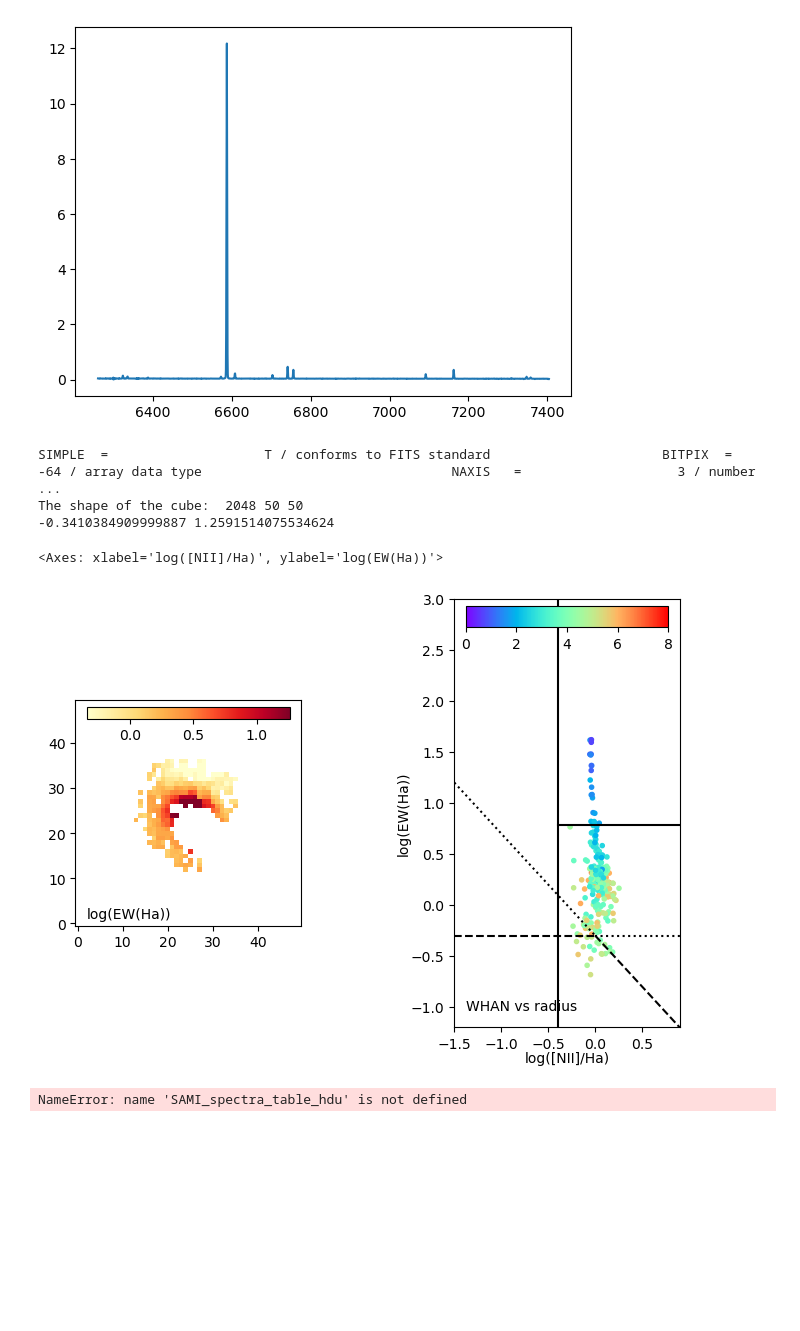
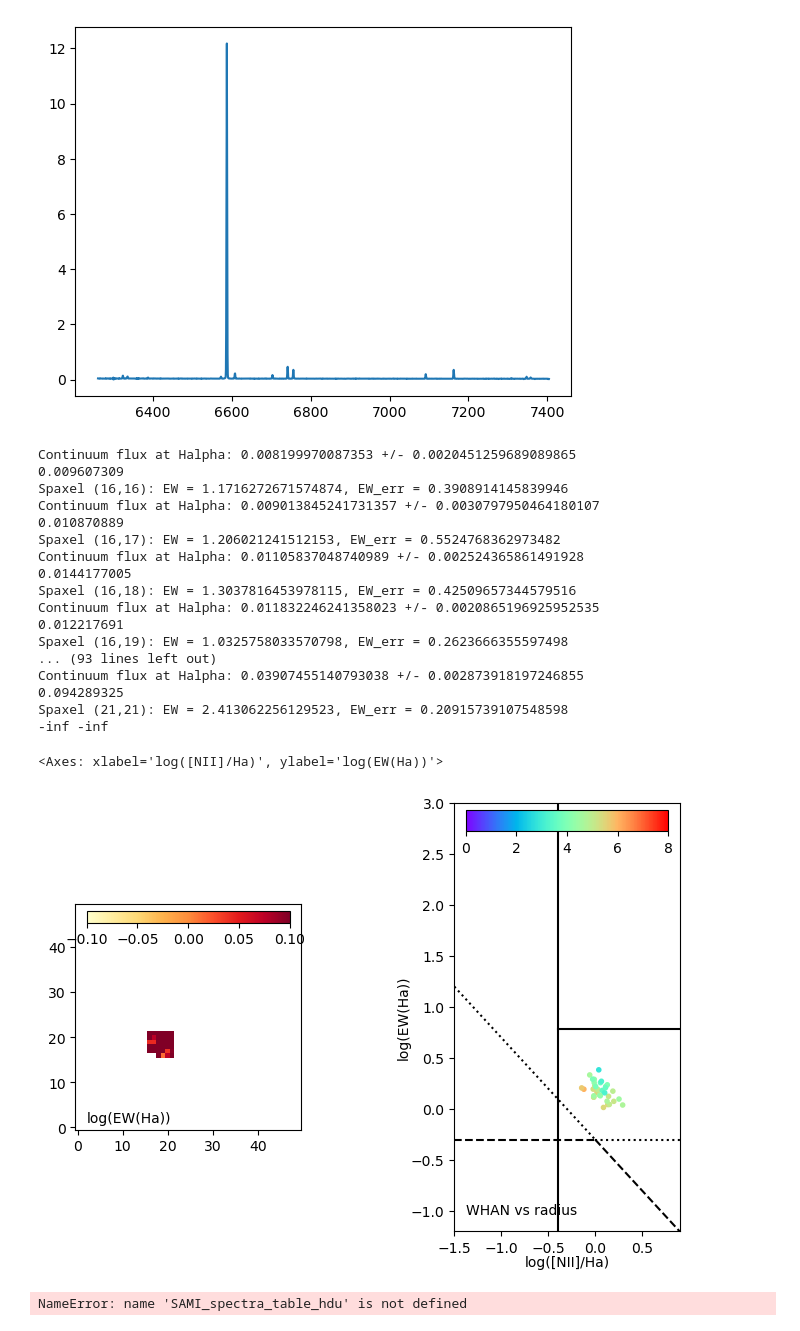
Before and after one commit to mspan4/sami_tools_smc_mspa4681, a Jupyter notebook: EW_Ha_analysis.ipynb, the cells around one changed output. Saved outputs shown, nothing was run; the diff lists cells and outputs as text; code cells hidden in the pictures; blank space fills up the shorter version.

```diff
--- a/EW_Ha_analysis.ipynb
+++ b/EW_Ha_analysis.ipynb
@@ -460,7 +476,7 @@ gs = fig1.add_gridspec(1, 2,wspace=0.3,hspace=0.3,top=0.95,bottom=0.1)
 ax_ha_ew = fig1.add_subplot(gs[0,0]) # change this
 ax_ha_ew.set_aspect('equal', 'box')
 
-ha_ew, ha_ew_err= get_Halpha_EW_image(test_CATID, estimation_method='median', bin=bin, haflux_masked=haflux_masked, haerr=haerr) # haflux_masked=haflux_masked, haerr=haerr, redshift=redshift
+ha_ew, ha_ew_err= EW_tools.get_Halpha_EW_image(catid, estimation_method='median', bin=bin, haflux_masked=haflux_masked, haerr=haerr, ifs_path=ifs_path, catalogue_filepath=catalogue_filepath) # haflux_masked=haflux_masked, haerr=haerr, redshift=redshift
 
 ha_ewsn = ha_ew / ha_ew_err
 ha_ew_snflag = np.where((ha_ewsn > snlim),0,1)
@@ -484,37 +500,51 @@ fig1.show()
 # plot WHaN diagram
 snflag = np.where(((hasn > snlim) & (n2sn > snlim) & (ha_ewsn > snlim)),0,1)
 
 ha_ew_masked = np.ma.masked_array(ha_ew,(snflag>0))
 n2ha_masked = np.ma.masked_array(n2ha,(snflag>0))
 
 # set up grid to get distance from centre (in arcsec):
 x = y = np.arange(0.0,50.0,1.0)
 X, Y = np.meshgrid(x, y)
 xcent = 25.0
 ycent = 25.0
 rdist = np.sqrt((X-xcent)**2 + (Y-ycent)**2)/2.0
 
 # ax_whan = fig1.add_subplot(gs[3,3])
 ax_whan = fig1.add_subplot(gs[0,1])
 im_whan = ax_whan.scatter(n2ha_masked,np.log10(ha_ew_masked),c=rdist,marker='.',vmin=0.0,vmax=8.0,cmap=py.cm.rainbow)
 ax_whan.text(0.05, 0.05,'WHAN vs radius', horizontalalignment='left',verticalalignment='center', transform=ax_whan.transAxes)
 ax_whan.xaxis.labelpad=0
 ax_whan.yaxis.labelpad=0
 
 
 
 axins_whan = inset_axes(ax_whan,width="90%",height="5%",loc='upper center')
 fig1.colorbar(im_whan, cax=axins_whan, orientation="horizontal")
 
 ax_whan.set(xlim=[-1.5,0.9],ylim=[-1.2,3],xlabel='log([NII]/Ha)',ylabel='log(EW(Ha))')
 # plot WHAN lines:
 EW_tools.plot_WHAN_lines(ax_whan, fontsize=10, region_labels=False)
 # %% [output]
-SIMPLE  =                    T / conforms to FITS standard                      BITPIX  =                  -64 / array data type                                NAXIS   =                    3 / number  ...
-The shape of the cube:  2048 50 50
--0.3410384909999887 1.2591514075534624
+Continuum flux at Halpha: 0.008199970087353 +/- 0.0020451259689089865
+0.009607309
+Spaxel (16,16): EW = 1.1716272671574874, EW_err = 0.3908914145839946
+Continuum flux at Halpha: 0.009013845241731357 +/- 0.0030797950464180107
+0.010870889
+Spaxel (16,17): EW = 1.206021241512153, EW_err = 0.5524768362973482
+Continuum flux at Halpha: 0.01105837048740989 +/- 0.002524365861491928
+0.0144177005
+Spaxel (16,18): EW = 1.3037816453978115, EW_err = 0.42509657344579516
+Continuum flux at Halpha: 0.011832246241358023 +/- 0.0020865196925952535
+0.012217691
+Spaxel (16,19): EW = 1.0325758033570798, EW_err = 0.2623666355597498
+... (93 lines left out)
+Continuum flux at Halpha: 0.03907455140793038 +/- 0.002873918197246855
+0.094289325
+Spaxel (21,21): EW = 2.413062256129523, EW_err = 0.20915739107548598
+-inf -inf
 <Axes: xlabel='log([NII]/Ha)', ylabel='log(EW(Ha))'>
-[figure, old version]
+[figure, new version]
 # %%
 refresh_module()
 test_CATID = CATIDs[0]
```
Also changed, not shown: parts of 2 cells of this notebook, 1 other file.
